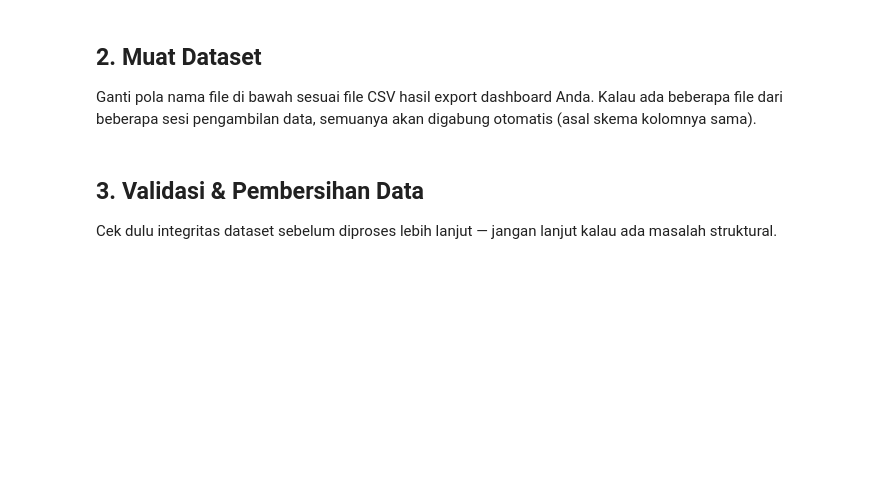
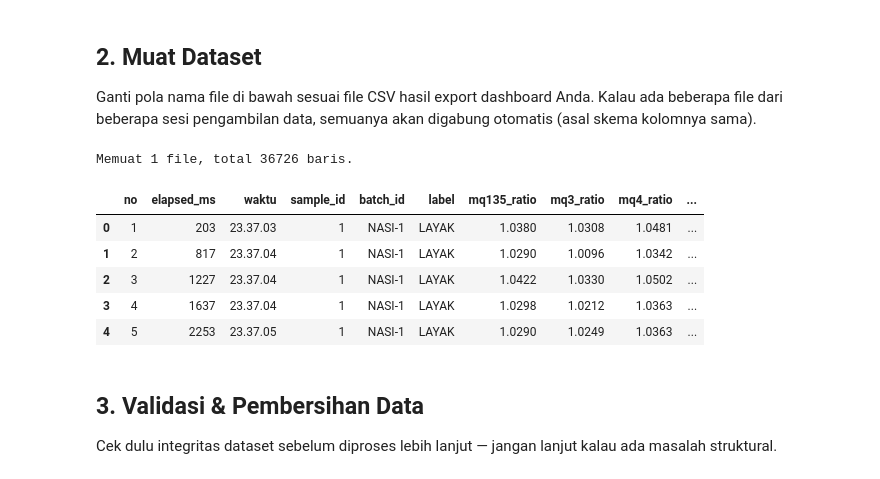
Before and after one commit to Hesyitena/PKM-KC-SCENTINEL, a Jupyter notebook: ml/notebooks/SCENTINEL_Training_RandomForest.ipynb, the cells around one changed output. Drawn from its saved outputs; the diff is of its cells as text; code cells hidden in the pictures; blank space fills up the shorter version.

```diff
--- a/ml/notebooks/SCENTINEL_Training_RandomForest.ipynb
+++ b/ml/notebooks/SCENTINEL_Training_RandomForest.ipynb
@@ -45,19 +45,27 @@ file dari beberapa sesi pengambilan data, semuanya akan digabung otomatis (asal
 # %%
 # Ganti pola ini sesuai lokasi file CSV Anda.
 # Contoh: 'scentinel_timeseries_*.csv' akan menggabungkan semua file yang cocok pola itu.
-file_pattern = 'contoh_dataset_scentinel.csv'  # <-- GANTI ke pola file CSV Anda, mis. 'scentinel_timeseries_*.csv'
+file_pattern = '../datasets/asli.csv'  # <-- GANTI ke pola file CSV Anda, mis. 'scentinel_timeseries_*.csv'
 
 files = glob.glob(file_pattern)
 if len(files) == 0:
     raise FileNotFoundError(
         f"Tidak ada file yang cocok pola '{file_pattern}'. "
         "Pastikan file CSV hasil export dashboard ada di folder yang sama dengan notebook ini, "
         "atau ubah file_pattern di atas."
     )
 
 df = pd.concat([pd.read_csv(f) for f in files], ignore_index=True)
 print(f"Memuat {len(files)} file, total {len(df)} baris.")
 df.head()
+# %% [output]
+Memuat 1 file, total 36726 baris.
+|  | no | elapsed_ms | waktu | sample_id | batch_id | label | mq135_ratio | mq3_ratio | mq4_ratio | ... |
+| 0 | 1 | 203 | 23.37.03 | 1 | NASI-1 | LAYAK | 1.0380 | 1.0308 | 1.0481 | ... |
+| 1 | 2 | 817 | 23.37.04 | 1 | NASI-1 | LAYAK | 1.0290 | 1.0096 | 1.0342 | ... |
+| 2 | 3 | 1227 | 23.37.04 | 1 | NASI-1 | LAYAK | 1.0422 | 1.0330 | 1.0502 | ... |
+| 3 | 4 | 1637 | 23.37.04 | 1 | NASI-1 | LAYAK | 1.0298 | 1.0212 | 1.0363 | ... |
+| 4 | 5 | 2253 | 23.37.05 | 1 | NASI-1 | LAYAK | 1.0290 | 1.0249 | 1.0363 | ... |
 # %% [markdown]
 ## 3. Validasi & Pembersihan Data
 
```
Also changed, not shown: parts of 7 cells of this notebook.
